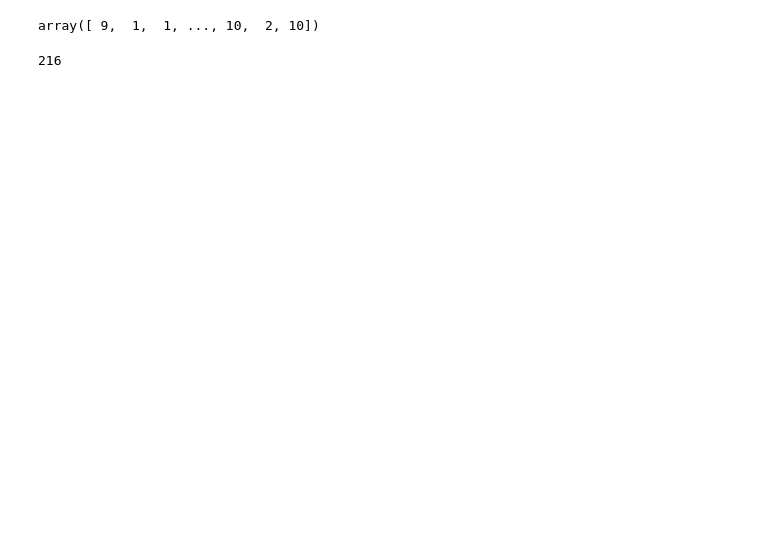
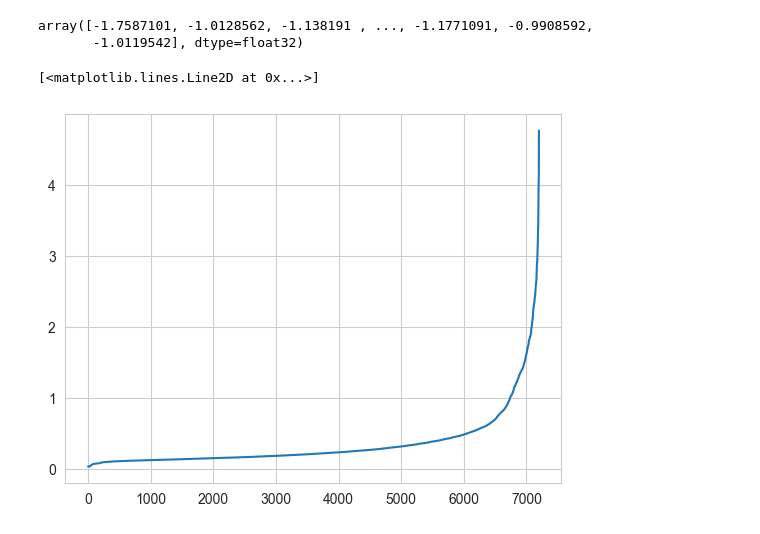
Before and after one commit to michelebanfi/anomaly-detection, a Jupyter notebook: project.ipynb, the cells around one changed output. Cells and saved outputs as stored; diff of their text form; code cells hidden in the pictures; blank space fills up the shorter version.

```diff
--- a/project.ipynb
+++ b/project.ipynb
@@ -281,15 +20,0 @@ plt.show()
-# %%
-dataset = pd.read_csv('dataset.csv', sep = ";", decimal=",")
-dataset = dataset.iloc[:, 1:-2]
-dist_matrix = gower.gower_matrix(dataset)
-tsne = TSNE(n_components=2, verbose=0, perplexity=20, n_iter=300, metric="precomputed", init='random')
-tsne_results = tsne.fit_transform(dist_matrix)
-
-# get the uniques labels
-# unique_labels = list(set(labels))
-# colors = []m,
-# for label in labels:
-#     colors.append(PAL[unique_labels.index(label)])
-# hue=labels, palette=PAL
-sns.scatterplot(x=tsne_results[:, 0], y=tsne_results[:, 1])
-plt.show()
@@ -349,5 +20,0 @@ The palette list has fewer values (10) than needed (11) and will cycle, which ma
-# %%
-gmm = GaussianMixture(n_components=11, covariance_type='full', random_state=0)
-gmm.fit_predict(dataset)
-# %% [output]
-array([ 9,  1,  1, ..., 10,  2, 10])
@@ -386,4 +21,20 @@ outliers = getOutliers(dataset, gmm)
-# %%
-len(outliers[0])
-# %% [output]
-216
+# %%
+dist_matrix = gower.gower_matrix(dataset)
+labels = LocalOutlierFactor(n_neighbors=10, metric='precomputed', contamination=0.03)
+labels.fit_predict(dist_matrix)
+labels.negative_outlier_factor_
+# %% [output]
+array([-1.7587101, -1.0128562, -1.138191 , ..., -1.1771091, -0.9908592,
+       -1.0119542], dtype=float32)
+# %%
+# Apply the algorithm
+from sklearn.neighbors import NearestNeighbors as knn
+
+neighborhood_order = 10                   # this number should be coherent with the MINSAMPLES parameter
+neighborhood_set = knn(n_neighbors=neighborhood_order).fit(dist_matrix)             # Note that in the nearest neighbour calculation, the point itself will appear as the first nearest neighbour
+distances, indices = neighborhood_set.kneighbors(dist_matrix)
+# %%
+plt.plot(np.sort(distances[:,neighborhood_order-1]))
+# %% [output]
+[<matplotlib.lines.Line2D at 0x...>]
+[figure, added]
```
Also changed, not shown: parts of 36 cells of this notebook, 12 other files.
